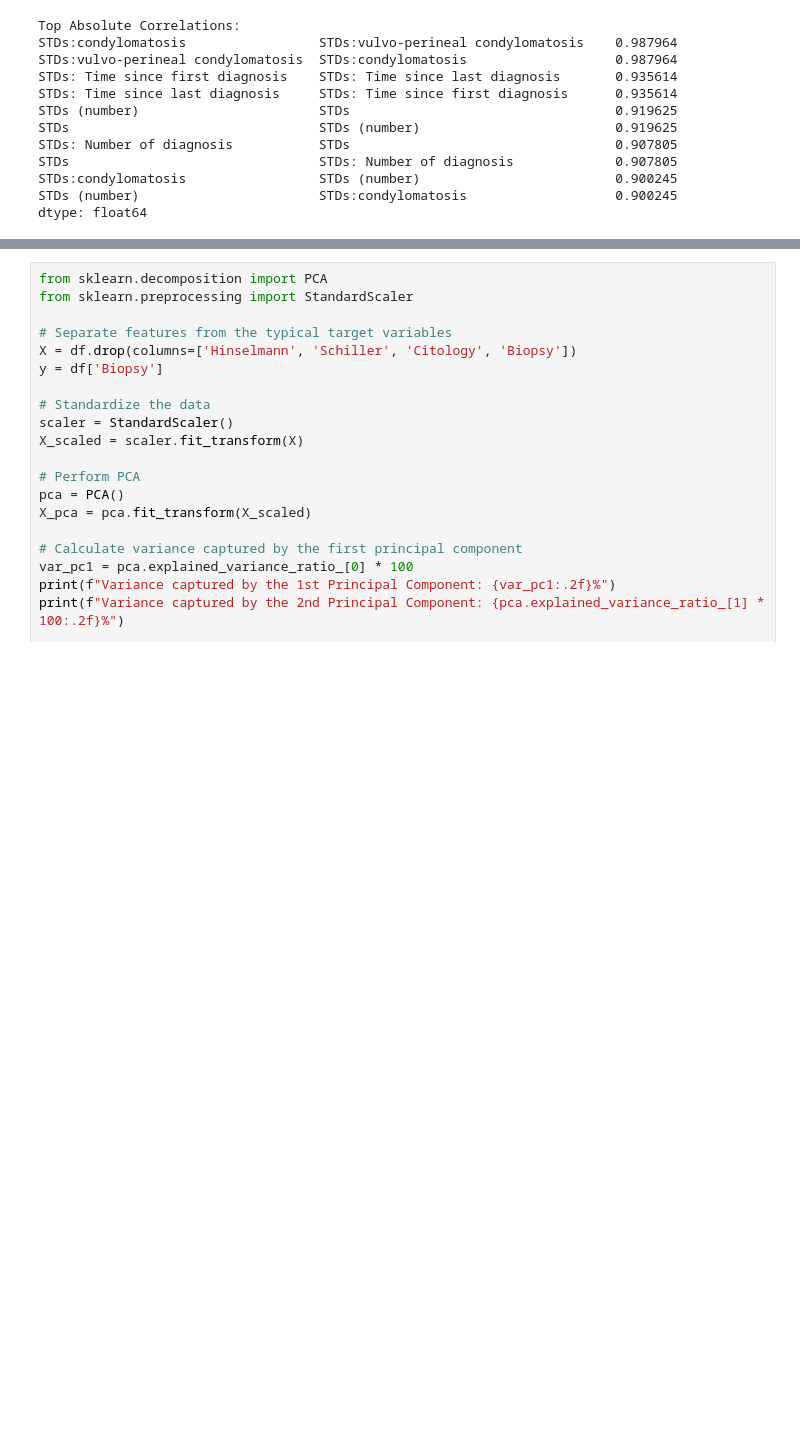
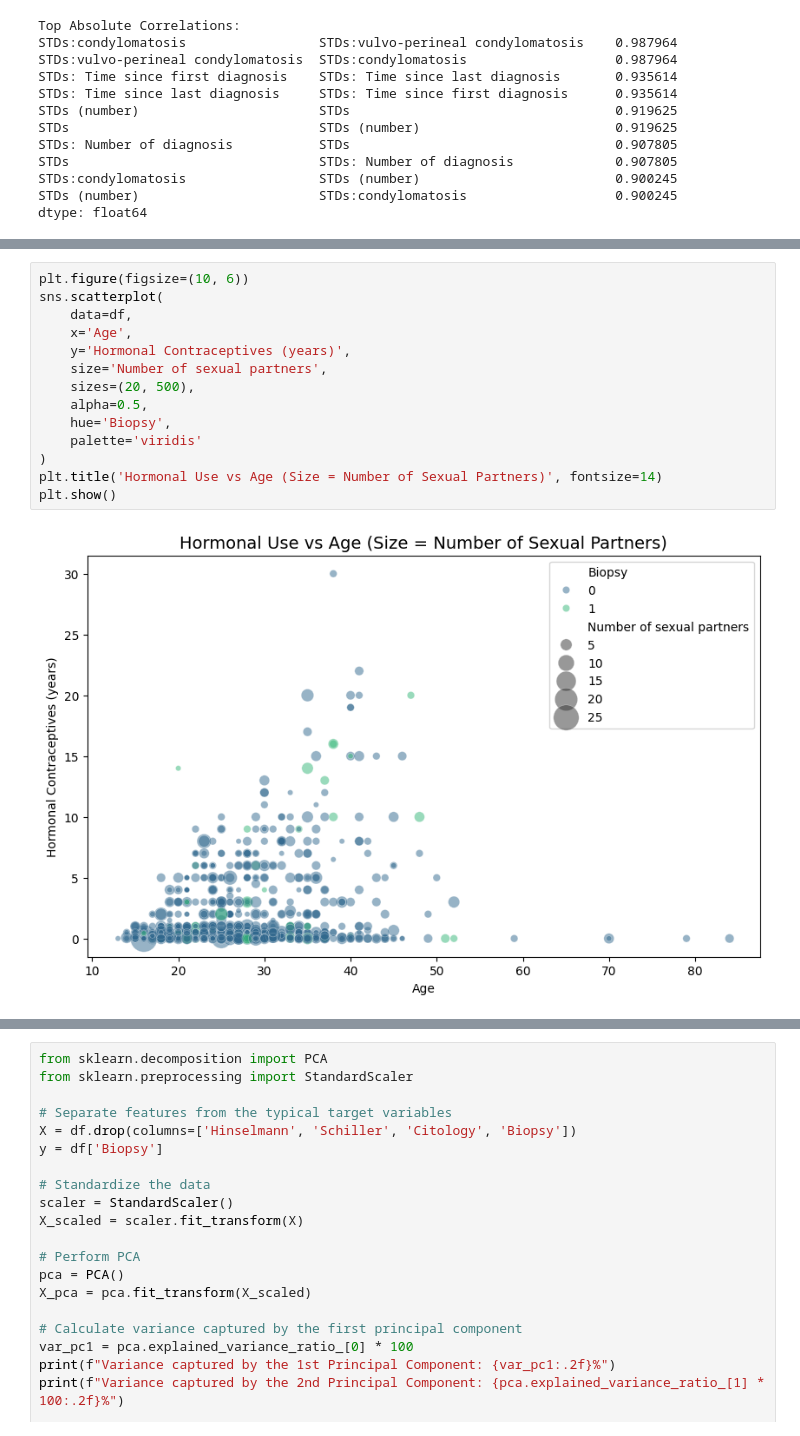
Before and after one commit to wadieabbas/Module-B-semester-2, a Jupyter notebook: OMDS-ModB2-Week9-Abbas-Wadie.ipynb, the cells around one changed output, grey strips where cells are left out. Cells and saved outputs as stored; diff of their text form; blank space fills up the shorter version.

```diff
--- a/OMDS-ModB2-Week9-Abbas-Wadie.ipynb
+++ b/OMDS-ModB2-Week9-Abbas-Wadie.ipynb
@@ -165,0 +169,16 @@ plt.show()
+# %%
+plt.figure(figsize=(10, 6))
+sns.scatterplot(
+    data=df,
+    x='Age',
+    y='Hormonal Contraceptives (years)',
+    size='Number of sexual partners',
+    sizes=(20, 500),
+    alpha=0.5,
+    hue='Biopsy',
+    palette='viridis'
+)
+plt.title('Hormonal Use vs Age (Size = Number of Sexual Partners)', fontsize=14)
+plt.show()
+# %% [output]
+[figure, added]
```
Also changed, not shown: parts of 10 cells of this notebook, 10 other files.
